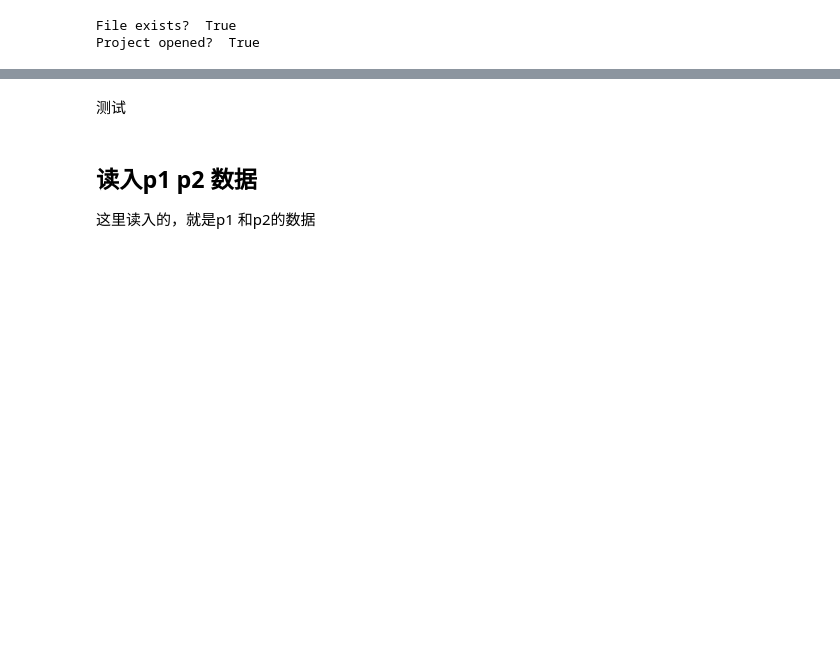
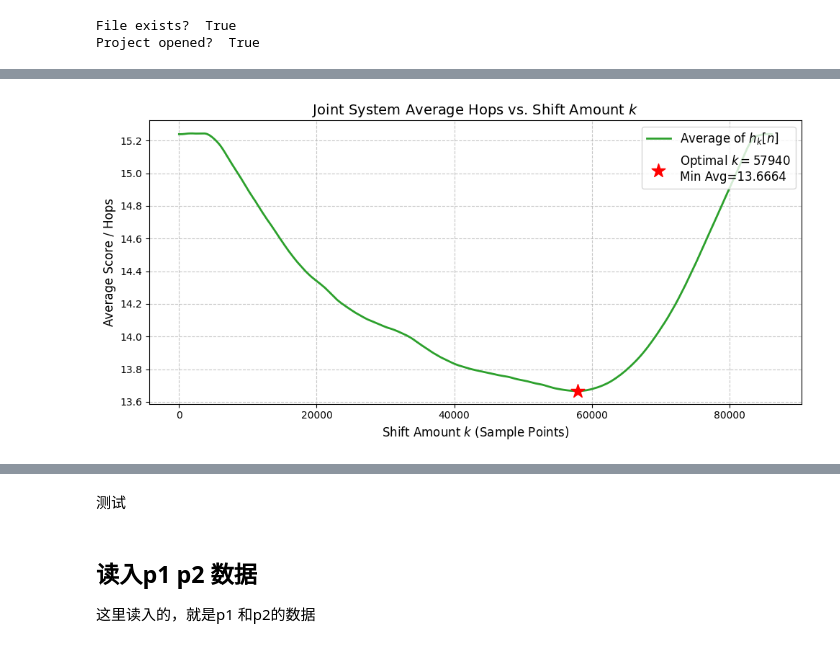
Before and after one commit to yfh667/generic, a Jupyter notebook: draw/pymatlab2/origin_method/paper2.ipynb, the cells around one changed output, grey strips where cells are left out. Drawn from its saved outputs; the diff is of its cells as text; code cells hidden in the pictures; blank space fills up the shorter version.

```diff
--- a/draw/pymatlab2/origin_method/paper2.ipynb
+++ b/draw/pymatlab2/origin_method/paper2.ipynb
@@ -278,0 +453,86 @@ Origin 导入完成。
+# %%
+import numpy as np
+import matplotlib.pyplot as plt
+
+def find_optimal_shift(g_seq, f_seq):
+    """
+    遍历所有的 k，计算 h_k[n] 的平均值，并找出最优的 k。
+
+    参数:
+    g_seq: G60 的序列 g[n]
+    f_seq: GW 的序列 f[n]
+
+    返回:
+    optimal_k: 使得平均跳数最小的偏移量 k
+    avg_h_k_array: 记录了每个 k 对应的 h_k[n] 平均值的数组
+    """
+    g_array = np.asarray(g_seq)
+    f_array = np.asarray(f_seq)
+
+    N = len(g_array)
+    if len(f_array) != N:
+        raise ValueError("G60 和 GW 的序列长度必须一致！")
+
+    avg_h_k_list = []
+
+    print(f"正在遍历 k 从 0 到 {N-1}...")
+
+    # 遍历所有的 k
+    for k in range(N):
+        # 1. 获取偏移后的 f_k[n]
+        f_k = np.roll(f_array, k)
+
+        # 2. 取逐点最小值 h_k[n] = min(g[n], f_k[n])
+        h_k = np.minimum(g_array, f_k)
+
+        # 3. 计算当前 h_k[n] 的平均值
+        current_avg = np.mean(h_k)
+
+        # 4. 记录结果
+        avg_h_k_list.append(current_avg)
+
+    avg_h_k_array = np.array(avg_h_k_list)
+
+    # 找出平均值最小的 k
+    optimal_k = np.argmin(avg_h_k_array)
+    min_avg_value = avg_h_k_array[optimal_k]
+
+    print(f"计算完成！")
+    print(f"最优偏移量 k_opt = {optimal_k}")
+    print(f"对应的最小平均跳数 = {min_avg_value:.4f}")
+
+    return optimal_k, avg_h_k_array, min_avg_value
+
+def plot_score_vs_k(avg_h_k_array, optimal_k, min_avg_value):
+    """
+    绘制 h_k[n] 的平均值随着 k 的变化曲线，并标出最低点。
+    """
+    N = len(avg_h_k_array)
+    x_axis = np.arange(N)
+
+    plt.figure(figsize=(10, 5))
+
+    # 绘制随 k 变化的曲线
+    plt.plot(x_axis, avg_h_k_array, label='Average of $h_k[n]$', color='#2ca02c', linewidth=2)
+
+    # 突出显示最优点 (红星)
+    plt.scatter(optimal_k, min_avg_value, color='red', marker='*', s=200, zorder=5,
+                label=f'Optimal $k={optimal_k}$\nMin Avg={min_avg_value:.4f}')
+
+    # 设置图表元素
+    plt.title("Joint System Average Hops vs. Shift Amount $k$", fontsize=14)
+    plt.xlabel("Shift Amount $k$ (Sample Points)", fontsize=12)
+    plt.ylabel("Average Score / Hops", fontsize=12)
+    plt.grid(True, linestyle='--', alpha=0.7)
+    plt.legend(loc="upper right", fontsize=12)
+
+    plt.tight_layout()
+    plt.show()
+
+# ================= 调用执行 =================
+# 1. 运行遍历计算
+best_k, score_array, best_score = find_optimal_shift(G60_FUNCTIION, GW_FUNCTIION)
+
+# 2. 绘制评分随 k 的变化图
+plot_score_vs_k(score_array, best_k, best_score)
+# %% [output]
@@ -278,0 +543 @@ Origin 导入完成。
+[figure, added]
```
Also changed, not shown: parts of 65 cells of this notebook, 21 other files.
